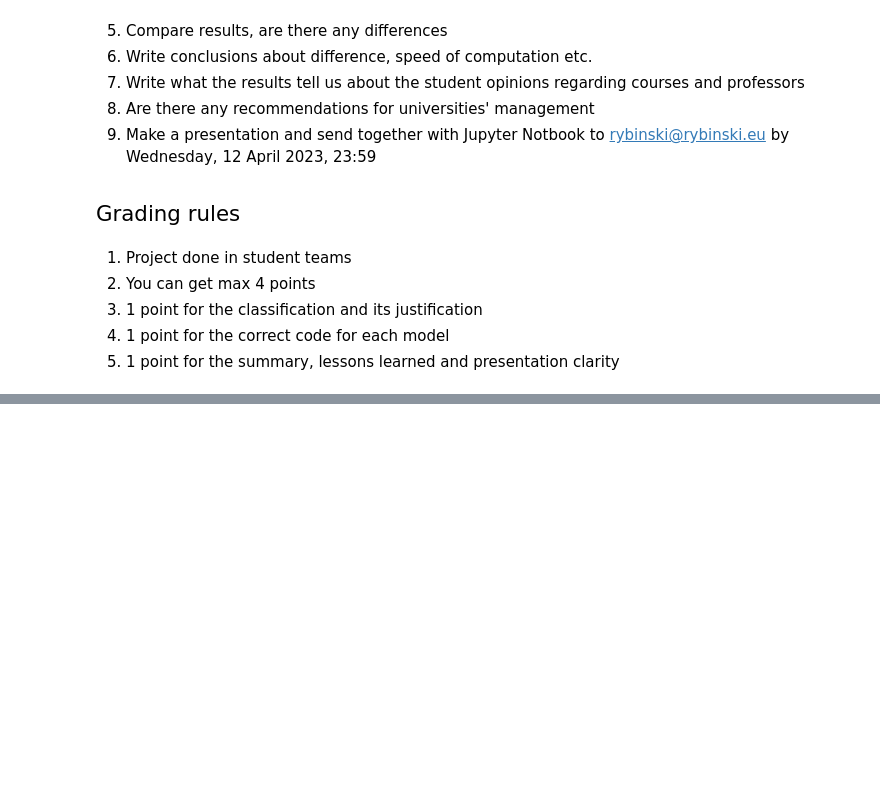
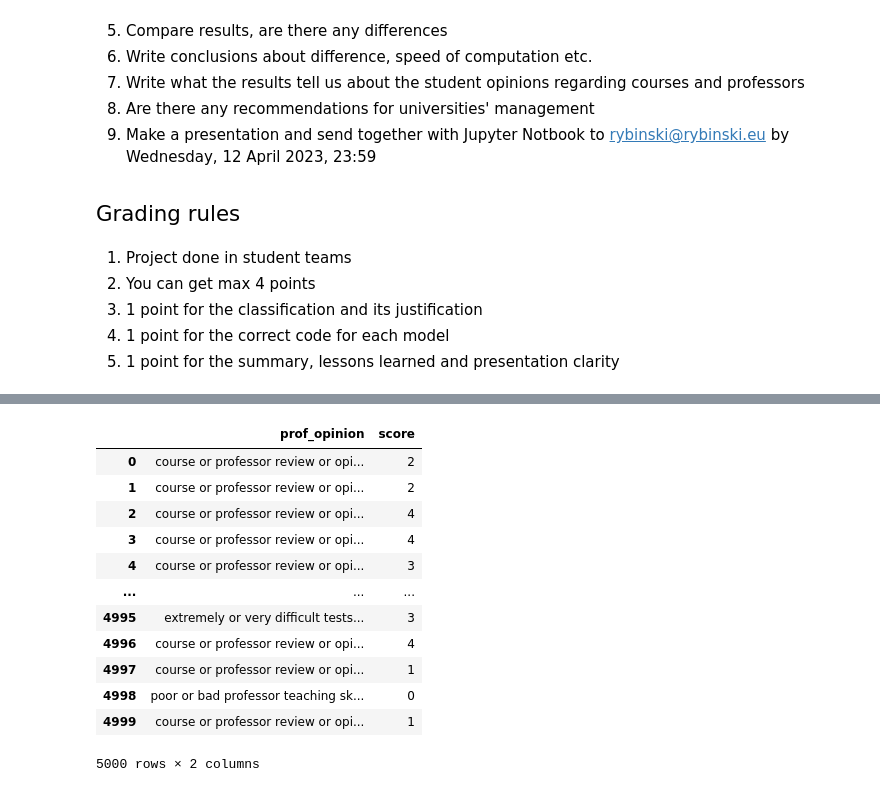
Before and after one commit to nindaba/semister-5-ai, a Jupyter notebook: lab-9/Lab_10_RMP_emotions_zero_shot_Colab.ipynb, the cells around one changed output, grey strips where cells are left out. Drawn from its saved outputs; the diff is of its cells as text; code cells hidden in the pictures; blank space fills up the shorter version.

```diff
--- a/lab-9/Lab_10_RMP_emotions_zero_shot_Colab.ipynb
+++ b/lab-9/Lab_10_RMP_emotions_zero_shot_Colab.ipynb
@@ -212,6 +329,7 @@ predition = classifier(sentences, candidate_labels=candidate_labels)
 # %%
 #modify if necessary
-l_max_scores = [get_max_index(val) for val in prediction]
+# l_max_scores = [get_max_index(val) for val in prediction]
+label = [get_max_label(item) for item in prediction]
 # %%
 #modify if necessary
 #convert scores to labels
@@ -226,6 +355,20 @@ aaa[0:10]
 # %%
-df = pd.DataFrame(list(zip(aaa, labels)), columns =['prof_opinion', 'score'])
+df = pd.DataFrame(list(zip(label, labels)), columns =['prof_opinion', 'score'])
 df
+# %% [output]
+|  | prof_opinion | score |
+| 0 | course or professor review or opi... | 2 |
+| 1 | course or professor review or opi... | 2 |
+| 2 | course or professor review or opi... | 4 |
+| 3 | course or professor review or opi... | 4 |
+| 4 | course or professor review or opi... | 3 |
+| ... | ... | ... |
+| 4995 | extremely or very difficult tests... | 3 |
+| 4996 | course or professor review or opi... | 4 |
+| 4997 | course or professor review or opi... | 1 |
+| 4998 | poor or bad professor teaching sk... | 0 |
+| 4999 | course or professor review or opi... | 1 |
+5000 rows × 2 columns
 # %%
 #calculate crosstabulations
 result = pd.crosstab(df["prof_opinion"], df["score"])
```
Also changed, not shown: parts of 22 cells of this notebook.
